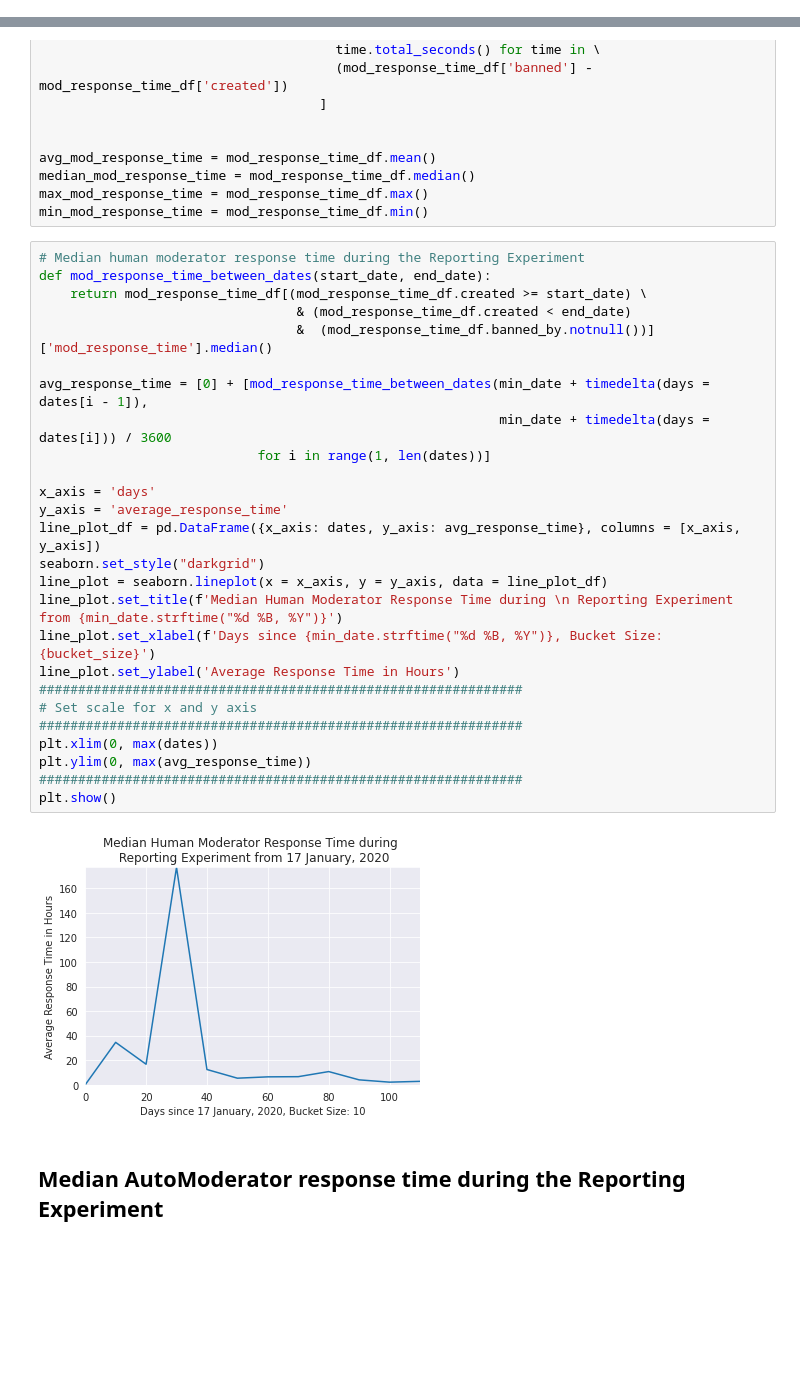
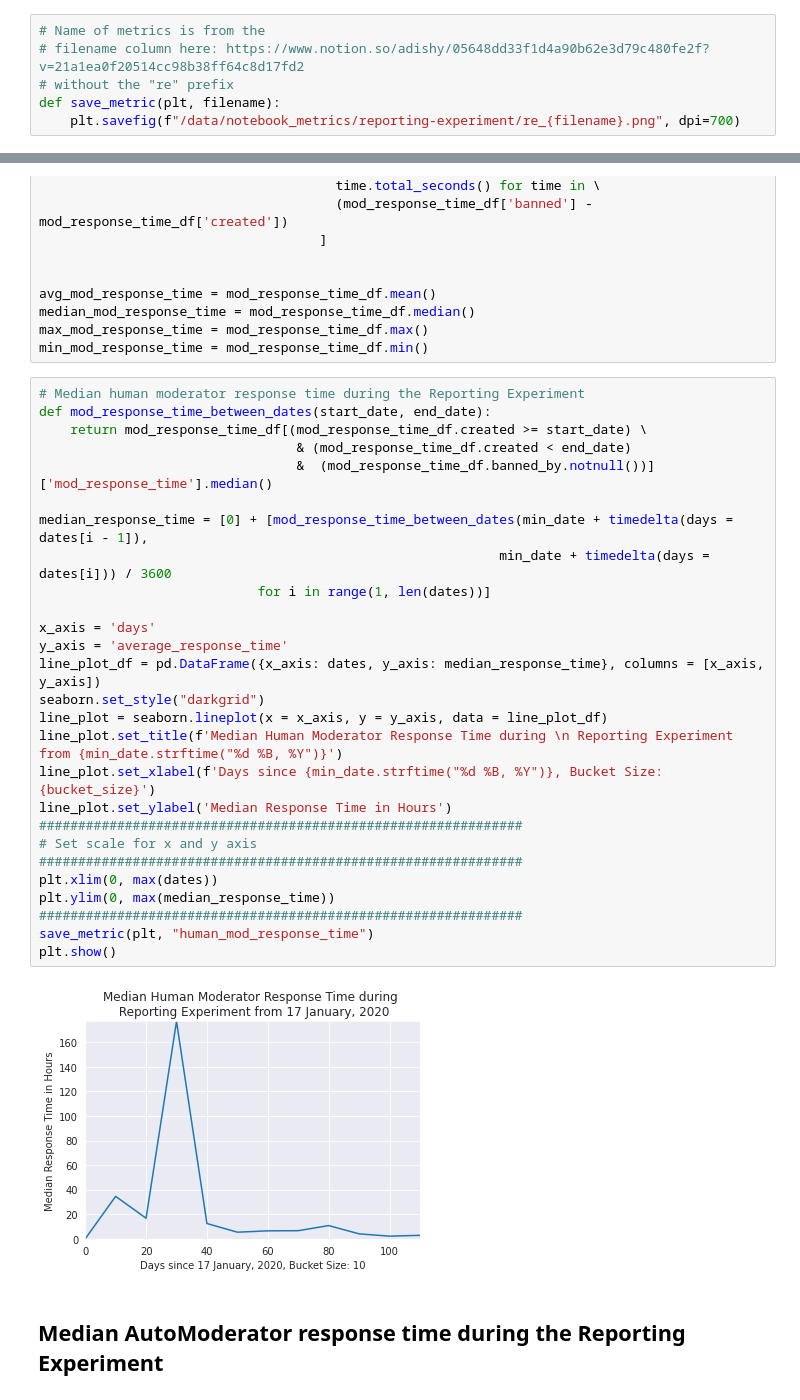
Before and after one commit to adishy/crossmod, a Jupyter notebook: analysis/reporting-experiment.ipynb, the cells around one changed output, grey strips where cells are left out. Cells and saved outputs as stored; diff of their text form; blank space fills up the shorter version.

Commit message:
Adding endpoint for retrieving metrics from notebook

```diff
--- a/analysis/reporting-experiment.ipynb
+++ b/analysis/reporting-experiment.ipynb
@@ -351,6 +351,12 @@ def normalize_rate(raw_metric, daily_comments):
 ##############################################################
 dates = [i for i in range(int((max_date - min_date).days/bucket_size))]
 dates = [ i * bucket_size for i in dates]
+# %%
+# Name of metrics is from the
+# filename column here: https://www.notion.so/adishy/05648dd33f1d4a90b62e3d79c480fe2f?v=21a1ea0f20514cc98b38ff64c8d17fd2
+# without the "re" prefix
+def save_metric(plt, filename):
+    plt.savefig(f"/data/notebook_metrics/reporting-experiment/re_{filename}.png", dpi=700)
 # %% [markdown]
 ## Median human moderator response time during the Reporting Experiment
 # %%
@@ -372,31 +378,32 @@ min_mod_response_time = mod_response_time_df.min()
 # %%
 # Median human moderator response time during the Reporting Experiment
 def mod_response_time_between_dates(start_date, end_date):
     return mod_response_time_df[(mod_response_time_df.created >= start_date) \
                                  & (mod_response_time_df.created < end_date)
                                  &  (mod_response_time_df.banned_by.notnull())]['mod_response_time'].median()
 
-avg_response_time = [0] + [mod_response_time_between_dates(min_date + timedelta(days = dates[i - 1]),
+median_response_time = [0] + [mod_response_time_between_dates(min_date + timedelta(days = dates[i - 1]),
                                                            min_date + timedelta(days = dates[i])) / 3600
                             for i in range(1, len(dates))]
 
 x_axis = 'days'
 y_axis = 'average_response_time'
-line_plot_df = pd.DataFrame({x_axis: dates, y_axis: avg_response_time}, columns = [x_axis, y_axis])
+line_plot_df = pd.DataFrame({x_axis: dates, y_axis: median_response_time}, columns = [x_axis, y_axis])
 seaborn.set_style("darkgrid")
 line_plot = seaborn.lineplot(x = x_axis, y = y_axis, data = line_plot_df)
 line_plot.set_title(f'Median Human Moderator Response Time during \n Reporting Experiment from {min_date.strftime("%d %B, %Y")}')
 line_plot.set_xlabel(f'Days since {min_date.strftime("%d %B, %Y")}, Bucket Size: {bucket_size}')
-line_plot.set_ylabel('Average Response Time in Hours')
+line_plot.set_ylabel('Median Response Time in Hours')
 ##############################################################
 # Set scale for x and y axis
 ##############################################################
 plt.xlim(0, max(dates))
-plt.ylim(0, max(avg_response_time))
+plt.ylim(0, max(median_response_time))
 ##############################################################
+save_metric(plt, "human_mod_response_time")
 plt.show()
 # %% [output]
-[figure, old version]
+[figure, new version]
 # %% [markdown]
 ## Median AutoModerator response time during the Reporting Experiment
 # %%
```
Also changed, not shown: parts of 18 cells of this notebook, 3 other files.
